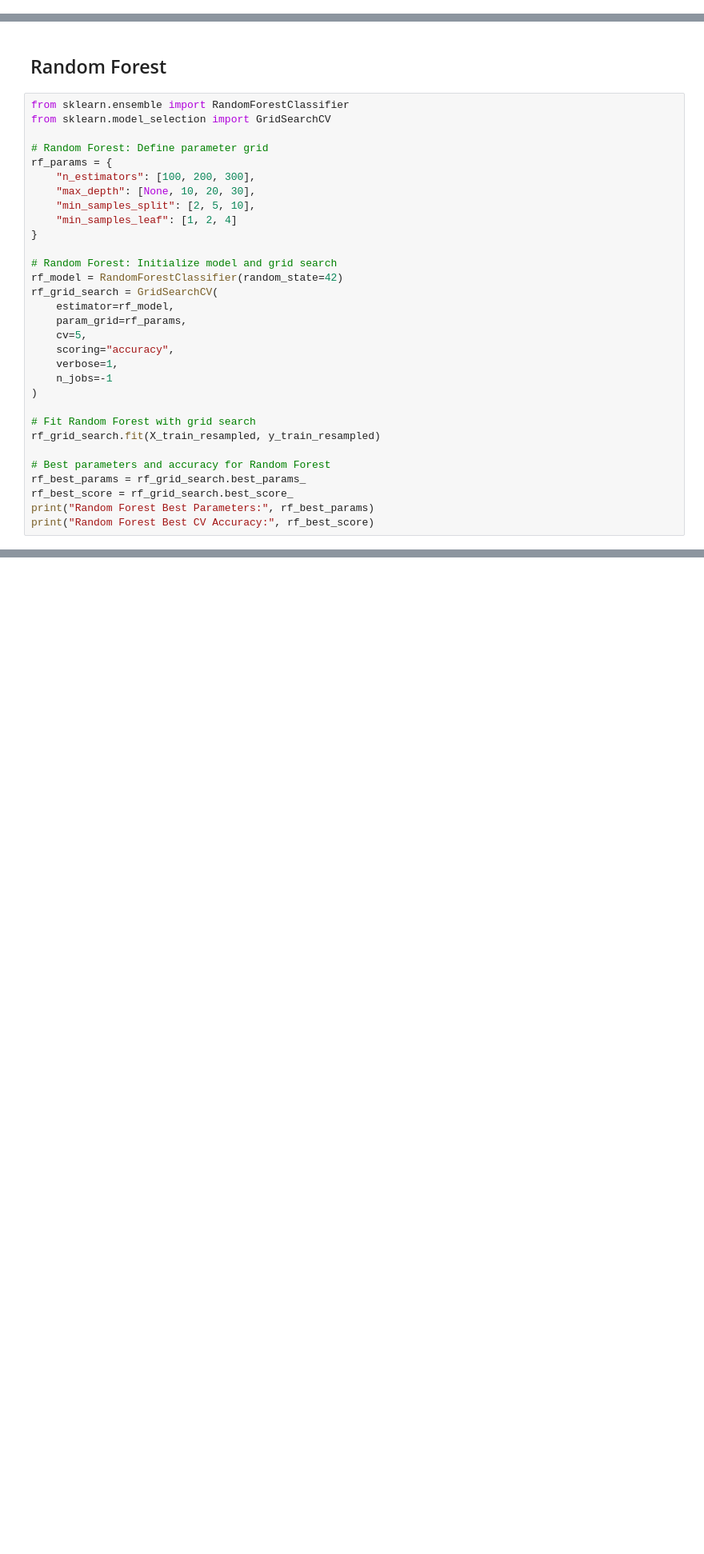
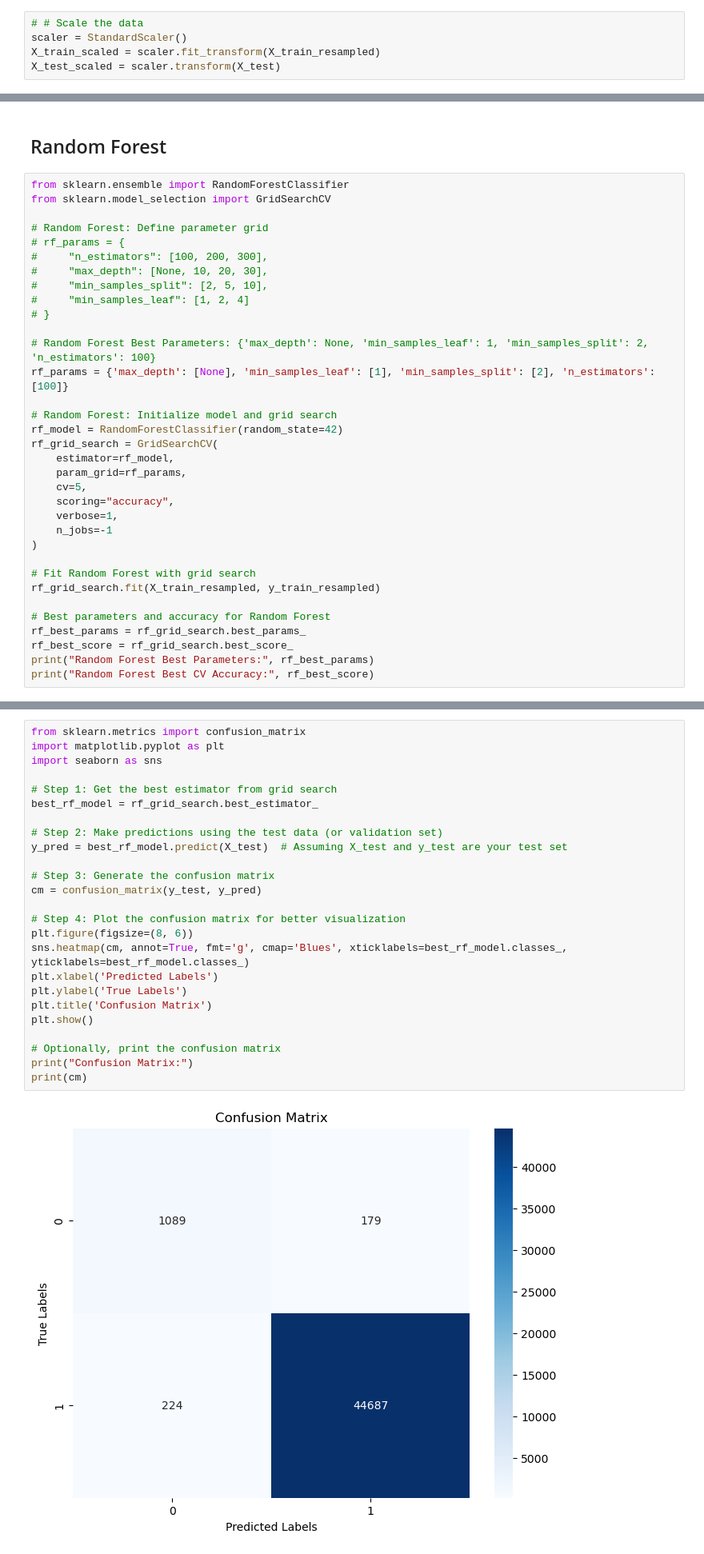
Before and after one commit to Balboa57/aocd, a Jupyter notebook: structure.ipynb, the cells around one changed output, grey strips where cells are left out. Shown: that part at 80% size. Cells and saved outputs as stored; diff of their text form; blank space fills up the shorter version.

```diff
--- a/structure.ipynb
+++ b/structure.ipynb
@@ -129,5 +265,10 @@ Percentage of churners after SMOTE: 50.00%
 # %% [markdown]
 ## Logistic Regression
+# %%
+# # Scale the data
+scaler = StandardScaler()
+X_train_scaled = scaler.fit_transform(X_train_resampled)
+X_test_scaled = scaler.transform(X_test)
 # %%
 
 # Train a logistic regression model with 5-fold cross-validation
@@ -177,12 +318,15 @@ from sklearn.ensemble import RandomForestClassifier
 from sklearn.model_selection import GridSearchCV
 
 # Random Forest: Define parameter grid
-rf_params = {
-    "n_estimators": [100, 200, 300],
-    "max_depth": [None, 10, 20, 30],
-    "min_samples_split": [2, 5, 10],
-    "min_samples_leaf": [1, 2, 4]
-}
+# rf_params = {
+#     "n_estimators": [100, 200, 300],
+#     "max_depth": [None, 10, 20, 30],
+#     "min_samples_split": [2, 5, 10],
+#     "min_samples_leaf": [1, 2, 4]
+# }
+
+# Random Forest Best Parameters: {'max_depth': None, 'min_samples_leaf': 1, 'min_samples_split': 2, 'n_estimators': 100}
+rf_params = {'max_depth': [None], 'min_samples_leaf': [1], 'min_samples_split': [2], 'n_estimators': [100]}
 
 # Random Forest: Initialize model and grid search
 rf_model = RandomForestClassifier(random_state=42)
@@ -209,0 +354,27 @@ Random Forest Best CV Accuracy: 1.0
+# %%
+from sklearn.metrics import confusion_matrix
+import matplotlib.pyplot as plt
+import seaborn as sns
+
+# Step 1: Get the best estimator from grid search
+best_rf_model = rf_grid_search.best_estimator_
+
+# Step 2: Make predictions using the test data (or validation set)
+y_pred = best_rf_model.predict(X_test)  # Assuming X_test and y_test are your test set
+
+# Step 3: Generate the confusion matrix
+cm = confusion_matrix(y_test, y_pred)
+
+# Step 4: Plot the confusion matrix for better visualization
+plt.figure(figsize=(8, 6))
+sns.heatmap(cm, annot=True, fmt='g', cmap='Blues', xticklabels=best_rf_model.classes_, yticklabels=best_rf_model.classes_)
+plt.xlabel('Predicted Labels')
+plt.ylabel('True Labels')
+plt.title('Confusion Matrix')
+plt.show()
+
+# Optionally, print the confusion matrix
+print("Confusion Matrix:")
+print(cm)
+# %% [output]
+[figure, added]
```
Also changed, not shown: parts of 13 cells of this notebook.
